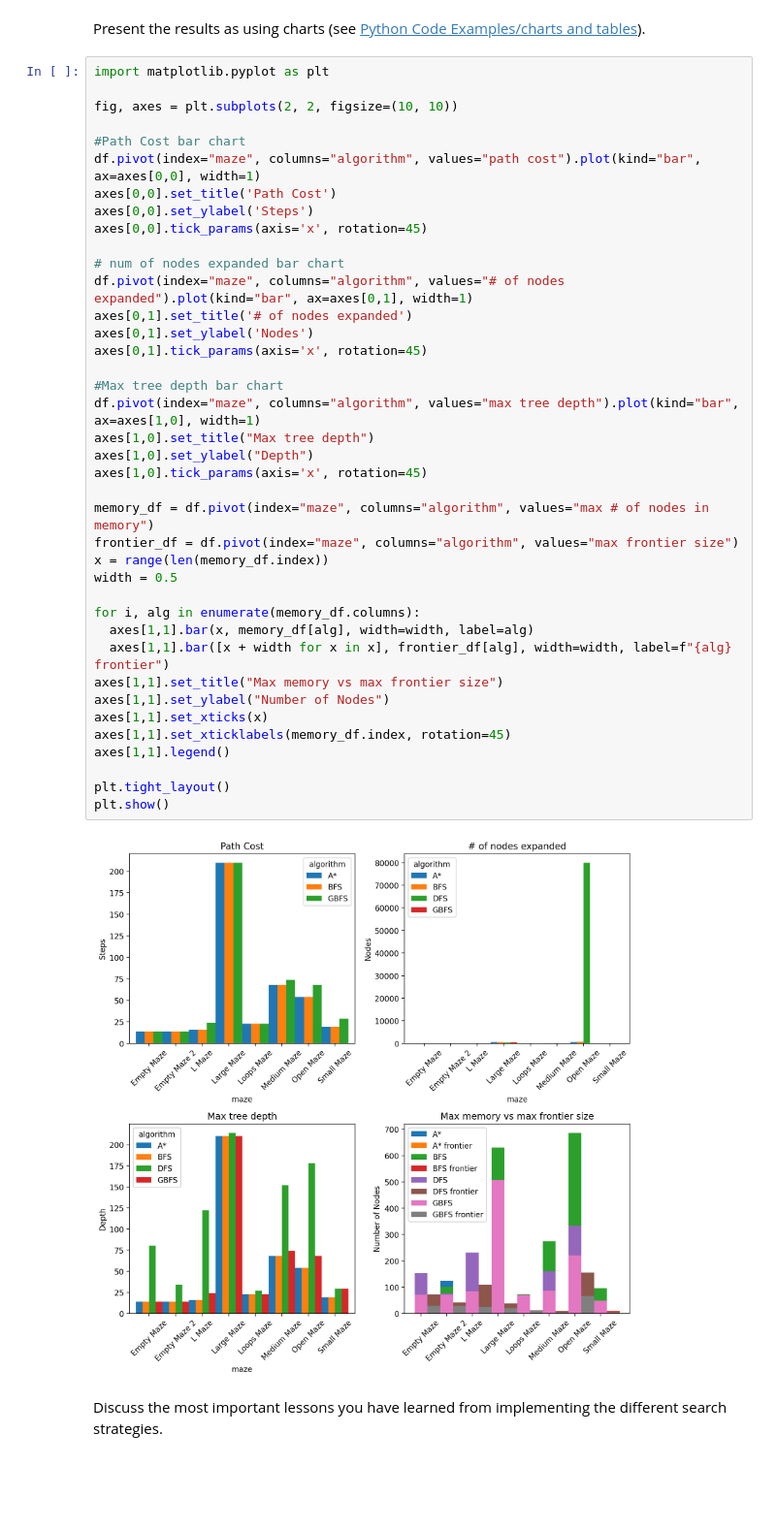
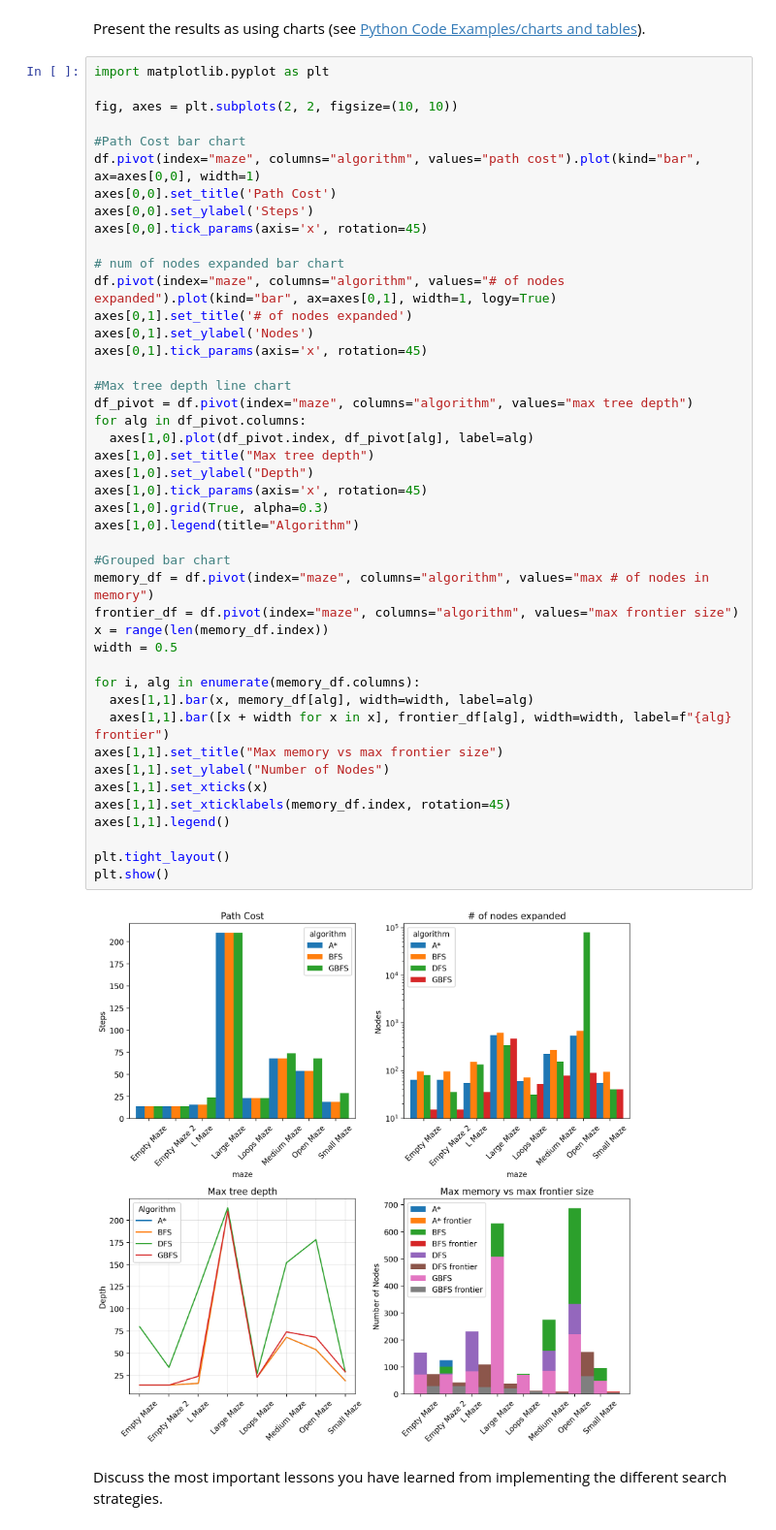
Before and after one commit to Jonestg26/Assignment1, a Jupyter notebook: Search/Maze.ipynb, the cells around one changed output. Shown at 97% size. Saved outputs shown, nothing was run; the diff lists cells and outputs as text; blank space fills up the shorter version.

```diff
--- a/Search/Maze.ipynb
+++ b/Search/Maze.ipynb
@@ -649,36 +649,41 @@ df.pivot(index="maze", columns="algorithm", values="path cost").plot(kind="bar",
 axes[0,0].set_title('Path Cost')
 axes[0,0].set_ylabel('Steps')
 axes[0,0].tick_params(axis='x', rotation=45)
 
 # num of nodes expanded bar chart
-df.pivot(index="maze", columns="algorithm", values="# of nodes expanded").plot(kind="bar", ax=axes[0,1], width=1)
+df.pivot(index="maze", columns="algorithm", values="# of nodes expanded").plot(kind="bar", ax=axes[0,1], width=1, logy=True)
 axes[0,1].set_title('# of nodes expanded')
 axes[0,1].set_ylabel('Nodes')
 axes[0,1].tick_params(axis='x', rotation=45)
 
-#Max tree depth bar chart
-df.pivot(index="maze", columns="algorithm", values="max tree depth").plot(kind="bar", ax=axes[1,0], width=1)
+#Max tree depth line chart
+df_pivot = df.pivot(index="maze", columns="algorithm", values="max tree depth")
+for alg in df_pivot.columns:
+  axes[1,0].plot(df_pivot.index, df_pivot[alg], label=alg)
 axes[1,0].set_title("Max tree depth")
 axes[1,0].set_ylabel("Depth")
 axes[1,0].tick_params(axis='x', rotation=45)
+axes[1,0].grid(True, alpha=0.3)
+axes[1,0].legend(title="Algorithm")
 
+#Grouped bar chart
 memory_df = df.pivot(index="maze", columns="algorithm", values="max # of nodes in memory")
 frontier_df = df.pivot(index="maze", columns="algorithm", values="max frontier size")
 x = range(len(memory_df.index))
 width = 0.5
 
 for i, alg in enumerate(memory_df.columns):
   axes[1,1].bar(x, memory_df[alg], width=width, label=alg)
   axes[1,1].bar([x + width for x in x], frontier_df[alg], width=width, label=f"{alg} frontier")
 axes[1,1].set_title("Max memory vs max frontier size")
 axes[1,1].set_ylabel("Number of Nodes")
 axes[1,1].set_xticks(x)
 axes[1,1].set_xticklabels(memory_df.index, rotation=45)
 axes[1,1].legend()
 
 plt.tight_layout()
 plt.show()
 # %% [output]
-[figure, old version]
+[figure, new version]
 # %% [markdown]
 Discuss the most important lessons you have learned from implementing the different search strategies.
```
Also changed, not shown: parts of 2 cells of this notebook.
